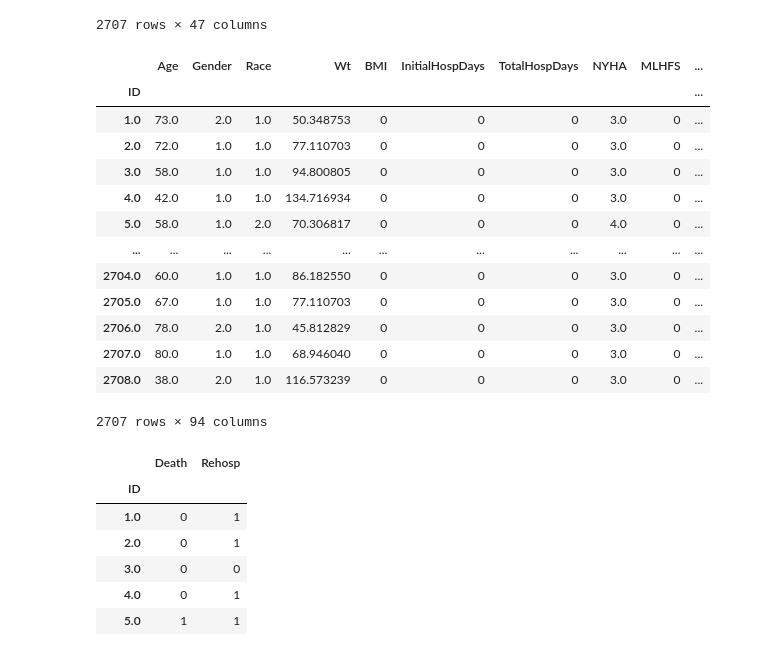
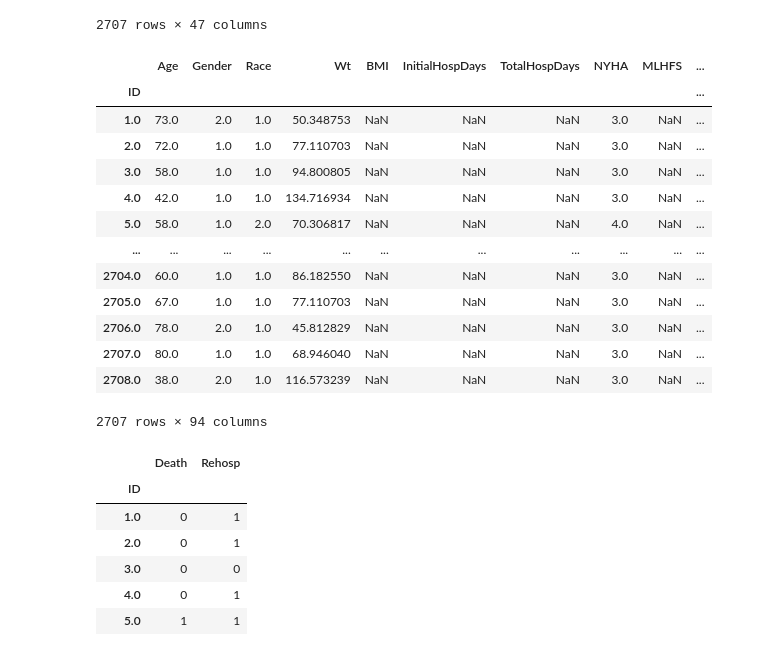
Before and after one commit to jozieLamp/CARNA, a Jupyter notebook: Risk Score Comparison/BEST Data Preprocessing_CRS.ipynb, the cells around one changed output. Cells and saved outputs as stored; diff of their text form; code cells hidden in the pictures.

```diff
--- a/Risk Score Comparison/BEST Data Preprocessing_CRS.ipynb
+++ b/Risk Score Comparison/BEST Data Preprocessing_CRS.ipynb
@@ -1103,45 +1103,45 @@ varz = ['Age', 'Gender', 'Race', 'Wt', 'BMI', 'InitialHospDays',
        'VT', 'ISCH', 'NonISCH', 'CABG', 'HTRANS', 'ICD', 'PACE', 'PTCI',
        'SixFtWlk', 'VO2', 'ALB', 'ALT', 'AST', 'BUN', 'CRT', 'DIAL', 'HEC',
        'HEM', 'PLA', 'POT', 'SOD', 'TALB', 'TOTP', 'WBC', 'ACE', 'BET', 'NIT',
        'DIUR', 'DIURDSE', 'FurosemideDse', 'Bumetanide', 'Torsemide', 'INOT',
        'EjF', 'BPDIAS', 'BPSYS', 'HR', 'RAP', 'PAS', 'PAD', 'PAMN', 'PCWP',
        'CO', 'CI', 'SVR', 'MIXED', 'HRTRT', 'RAT', 'MAP', 'MPAP', 'CPI', 'PP',
        'PPP', 'PAPP', 'PPRatio', 'PAPi', 'SAPi', 'CPP', 'PRAPRat', 'BNP',
        'CPR', 'MEVT', 'HGB', 'URIC', 'TOTChol']
 
 
 
 giantList = []
 for i in range(len(cohort)):
     df = cohort.iloc[i]
     row = []
     row.append(df.name)
     for col in varz:
         if col in cohort.columns: #value for both
             row.append(df[col])
         else:
-            row.append(0)
+            row.append(np.nan)
 
     giantList.append(row)
 
 varz.insert(0, 'ID')
 allData = pd.DataFrame(giantList, columns=varz).set_index('ID', drop=True)
 
 allData
 # %% [output]
 |  | Age | Gender | Race | Wt | BMI | InitialHospDays | TotalHospDays | NYHA | MLHFS | ... |
 | ID |  |  |  |  |  |  |  |  |  | ... |
-| 1.0 | 73.0 | 2.0 | 1.0 | 50.348753 | 0 | 0 | 0 | 3.0 | 0 | ... |
-| 2.0 | 72.0 | 1.0 | 1.0 | 77.110703 | 0 | 0 | 0 | 3.0 | 0 | ... |
-| 3.0 | 58.0 | 1.0 | 1.0 | 94.800805 | 0 | 0 | 0 | 3.0 | 0 | ... |
-| 4.0 | 42.0 | 1.0 | 1.0 | 134.716934 | 0 | 0 | 0 | 3.0 | 0 | ... |
-| 5.0 | 58.0 | 1.0 | 2.0 | 70.306817 | 0 | 0 | 0 | 4.0 | 0 | ... |
+| 1.0 | 73.0 | 2.0 | 1.0 | 50.348753 | NaN | NaN | NaN | 3.0 | NaN | ... |
+| 2.0 | 72.0 | 1.0 | 1.0 | 77.110703 | NaN | NaN | NaN | 3.0 | NaN | ... |
+| 3.0 | 58.0 | 1.0 | 1.0 | 94.800805 | NaN | NaN | NaN | 3.0 | NaN | ... |
+| 4.0 | 42.0 | 1.0 | 1.0 | 134.716934 | NaN | NaN | NaN | 3.0 | NaN | ... |
+| 5.0 | 58.0 | 1.0 | 2.0 | 70.306817 | NaN | NaN | NaN | 4.0 | NaN | ... |
 | ... | ... | ... | ... | ... | ... | ... | ... | ... | ... | ... |
-| 2704.0 | 60.0 | 1.0 | 1.0 | 86.182550 | 0 | 0 | 0 | 3.0 | 0 | ... |
-| 2705.0 | 67.0 | 1.0 | 1.0 | 77.110703 | 0 | 0 | 0 | 3.0 | 0 | ... |
-| 2706.0 | 78.0 | 2.0 | 1.0 | 45.812829 | 0 | 0 | 0 | 3.0 | 0 | ... |
-| 2707.0 | 80.0 | 1.0 | 1.0 | 68.946040 | 0 | 0 | 0 | 3.0 | 0 | ... |
-| 2708.0 | 38.0 | 2.0 | 1.0 | 116.573239 | 0 | 0 | 0 | 3.0 | 0 | ... |
+| 2704.0 | 60.0 | 1.0 | 1.0 | 86.182550 | NaN | NaN | NaN | 3.0 | NaN | ... |
+| 2705.0 | 67.0 | 1.0 | 1.0 | 77.110703 | NaN | NaN | NaN | 3.0 | NaN | ... |
+| 2706.0 | 78.0 | 2.0 | 1.0 | 45.812829 | NaN | NaN | NaN | 3.0 | NaN | ... |
+| 2707.0 | 80.0 | 1.0 | 1.0 | 68.946040 | NaN | NaN | NaN | 3.0 | NaN | ... |
+| 2708.0 | 38.0 | 2.0 | 1.0 | 116.573239 | NaN | NaN | NaN | 3.0 | NaN | ... |
 2707 rows × 94 columns
 # %%
 #save to file
```
Also changed, not shown: 14 other files.
